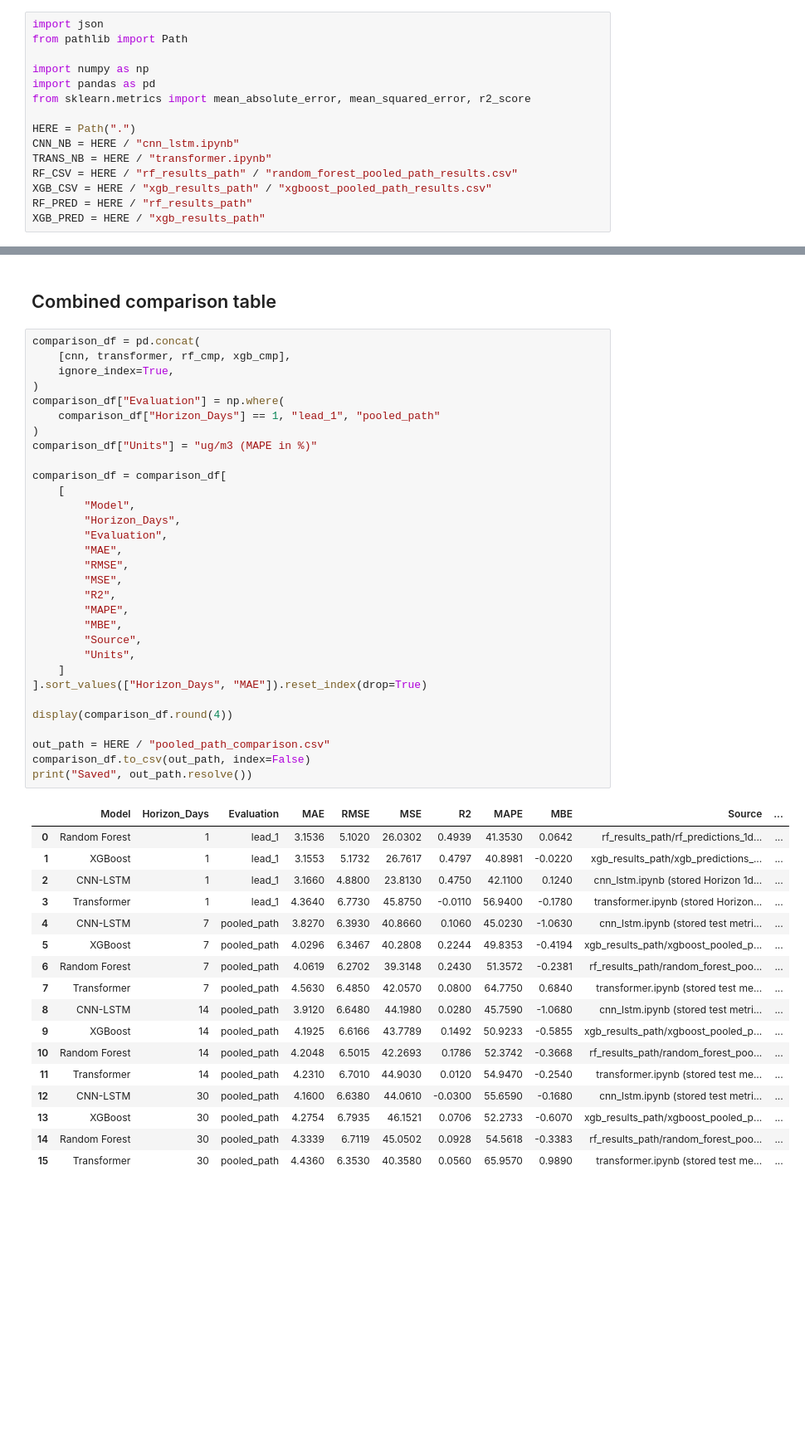
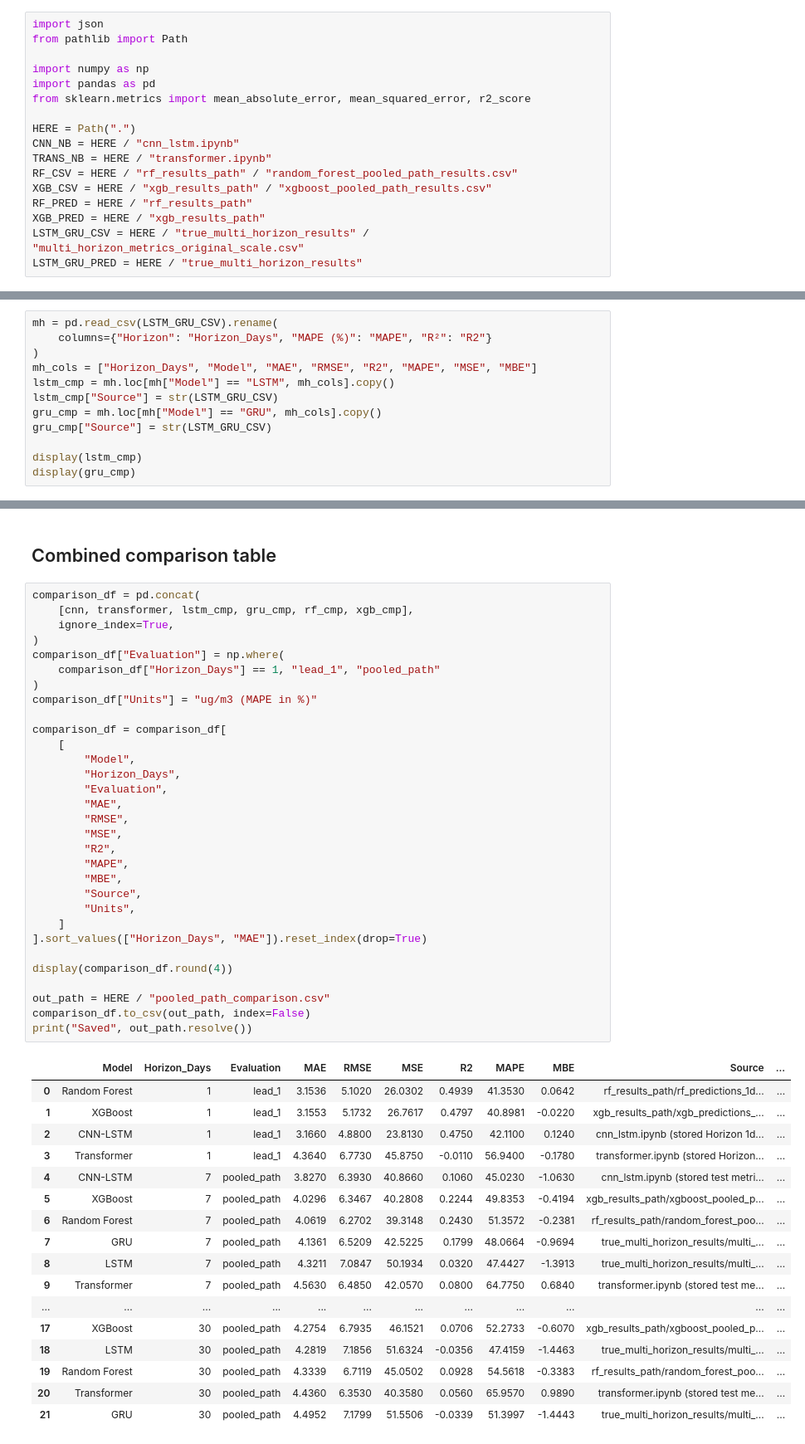
Before and after one commit to Masters-Paper-Forecasting/code, a Jupyter notebook: model_training/pooled_path_comparison.ipynb, the cells around one changed output, grey strips where cells are left out. Shown at 83% size. Cells and saved outputs as stored; diff of their text form; blank space fills up the shorter version.

```diff
--- a/model_training/pooled_path_comparison.ipynb
+++ b/model_training/pooled_path_comparison.ipynb
@@ -40,6 +41,8 @@ RF_CSV = HERE / "rf_results_path" / "random_forest_pooled_path_results.csv"
 XGB_CSV = HERE / "xgb_results_path" / "xgboost_pooled_path_results.csv"
 RF_PRED = HERE / "rf_results_path"
 XGB_PRED = HERE / "xgb_results_path"
+LSTM_GRU_CSV = HERE / "true_multi_horizon_results" / "multi_horizon_metrics_original_scale.csv"
+LSTM_GRU_PRED = HERE / "true_multi_horizon_results"
 # %% [markdown]
 ## Read CNN-LSTM and transformer test tables from their notebooks
 
@@ -238,0 +246,12 @@ display(xgb_cmp)
+# %%
+mh = pd.read_csv(LSTM_GRU_CSV).rename(
+    columns={"Horizon": "Horizon_Days", "MAPE (%)": "MAPE", "R²": "R2"}
+)
+mh_cols = ["Horizon_Days", "Model", "MAE", "RMSE", "R2", "MAPE", "MSE", "MBE"]
+lstm_cmp = mh.loc[mh["Model"] == "LSTM", mh_cols].copy()
+lstm_cmp["Source"] = str(LSTM_GRU_CSV)
+gru_cmp = mh.loc[mh["Model"] == "GRU", mh_cols].copy()
+gru_cmp["Source"] = str(LSTM_GRU_CSV)
+
+display(lstm_cmp)
+display(gru_cmp)
@@ -240,7 +268,7 @@ display(xgb_cmp)
 ## Combined comparison table
 # %%
 comparison_df = pd.concat(
-    [cnn, transformer, rf_cmp, xgb_cmp],
+    [cnn, transformer, lstm_cmp, gru_cmp, rf_cmp, xgb_cmp],
     ignore_index=True,
 )
 comparison_df["Evaluation"] = np.where(
@@ -251,42 +279,42 @@ comparison_df["Units"] = "ug/m3 (MAPE in %)"
 comparison_df = comparison_df[
     [
         "Model",
         "Horizon_Days",
         "Evaluation",
         "MAE",
         "RMSE",
         "MSE",
         "R2",
         "MAPE",
         "MBE",
         "Source",
         "Units",
     ]
 ].sort_values(["Horizon_Days", "MAE"]).reset_index(drop=True)
 
 display(comparison_df.round(4))
 
 out_path = HERE / "pooled_path_comparison.csv"
 comparison_df.to_csv(out_path, index=False)
 print("Saved", out_path.resolve())
 # %% [output]
 |  | Model | Horizon_Days | Evaluation | MAE | RMSE | MSE | R2 | MAPE | MBE | Source | ... |
 | 0 | Random Forest | 1 | lead_1 | 3.1536 | 5.1020 | 26.0302 | 0.4939 | 41.3530 | 0.0642 | rf_results_path/rf_predictions_1d... | ... |
 | 1 | XGBoost | 1 | lead_1 | 3.1553 | 5.1732 | 26.7617 | 0.4797 | 40.8981 | -0.0220 | xgb_results_path/xgb_predictions_... | ... |
 | 2 | CNN-LSTM | 1 | lead_1 | 3.1660 | 4.8800 | 23.8130 | 0.4750 | 42.1100 | 0.1240 | cnn_lstm.ipynb (stored Horizon 1d... | ... |
 | 3 | Transformer | 1 | lead_1 | 4.3640 | 6.7730 | 45.8750 | -0.0110 | 56.9400 | -0.1780 | transformer.ipynb (stored Horizon... | ... |
 | 4 | CNN-LSTM | 7 | pooled_path | 3.8270 | 6.3930 | 40.8660 | 0.1060 | 45.0230 | -1.0630 | cnn_lstm.ipynb (stored test metri... | ... |
 | 5 | XGBoost | 7 | pooled_path | 4.0296 | 6.3467 | 40.2808 | 0.2244 | 49.8353 | -0.4194 | xgb_results_path/xgboost_pooled_p... | ... |
 | 6 | Random Forest | 7 | pooled_path | 4.0619 | 6.2702 | 39.3148 | 0.2430 | 51.3572 | -0.2381 | rf_results_path/random_forest_poo... | ... |
-| 7 | Transformer | 7 | pooled_path | 4.5630 | 6.4850 | 42.0570 | 0.0800 | 64.7750 | 0.6840 | transformer.ipynb (stored test me... | ... |
-| 8 | CNN-LSTM | 14 | pooled_path | 3.9120 | 6.6480 | 44.1980 | 0.0280 | 45.7590 | -1.0680 | cnn_lstm.ipynb (stored test metri... | ... |
-| 9 | XGBoost | 14 | pooled_path | 4.1925 | 6.6166 | 43.7789 | 0.1492 | 50.9233 | -0.5855 | xgb_results_path/xgboost_pooled_p... | ... |
-| 10 | Random Forest | 14 | pooled_path | 4.2048 | 6.5015 | 42.2693 | 0.1786 | 52.3742 | -0.3668 | rf_results_path/random_forest_poo... | ... |
-| 11 | Transformer | 14 | pooled_path | 4.2310 | 6.7010 | 44.9030 | 0.0120 | 54.9470 | -0.2540 | transformer.ipynb (stored test me... | ... |
-| 12 | CNN-LSTM | 30 | pooled_path | 4.1600 | 6.6380 | 44.0610 | -0.0300 | 55.6590 | -0.1680 | cnn_lstm.ipynb (stored test metri... | ... |
-| 13 | XGBoost | 30 | pooled_path | 4.2754 | 6.7935 | 46.1521 | 0.0706 | 52.2733 | -0.6070 | xgb_results_path/xgboost_pooled_p... | ... |
-| 14 | Random Forest | 30 | pooled_path | 4.3339 | 6.7119 | 45.0502 | 0.0928 | 54.5618 | -0.3383 | rf_results_path/random_forest_poo... | ... |
-| 15 | Transformer | 30 | pooled_path | 4.4360 | 6.3530 | 40.3580 | 0.0560 | 65.9570 | 0.9890 | transformer.ipynb (stored test me... | ... |
+| 7 | GRU | 7 | pooled_path | 4.1361 | 6.5209 | 42.5225 | 0.1799 | 48.0664 | -0.9694 | true_multi_horizon_results/multi_... | ... |
+| 8 | LSTM | 7 | pooled_path | 4.3211 | 7.0847 | 50.1934 | 0.0320 | 47.4427 | -1.3913 | true_multi_horizon_results/multi_... | ... |
+| 9 | Transformer | 7 | pooled_path | 4.5630 | 6.4850 | 42.0570 | 0.0800 | 64.7750 | 0.6840 | transformer.ipynb (stored test me... | ... |
+| ... | ... | ... | ... | ... | ... | ... | ... | ... | ... | ... | ... |
+| 17 | XGBoost | 30 | pooled_path | 4.2754 | 6.7935 | 46.1521 | 0.0706 | 52.2733 | -0.6070 | xgb_results_path/xgboost_pooled_p... | ... |
+| 18 | LSTM | 30 | pooled_path | 4.2819 | 7.1856 | 51.6324 | -0.0356 | 47.4159 | -1.4463 | true_multi_horizon_results/multi_... | ... |
+| 19 | Random Forest | 30 | pooled_path | 4.3339 | 6.7119 | 45.0502 | 0.0928 | 54.5618 | -0.3383 | rf_results_path/random_forest_poo... | ... |
+| 20 | Transformer | 30 | pooled_path | 4.4360 | 6.3530 | 40.3580 | 0.0560 | 65.9570 | 0.9890 | transformer.ipynb (stored test me... | ... |
+| 21 | GRU | 30 | pooled_path | 4.4952 | 7.1799 | 51.5506 | -0.0339 | 51.3997 | -1.4443 | true_multi_horizon_results/multi_... | ... |
 Saved /Users/matthewbutler/Documents/MastersPaper/code/model_training/pooled_path_comparison.csv
 # %% [markdown]
 ## Checks
```
Also changed, not shown: parts of 5 cells of this notebook, 5 other files.
